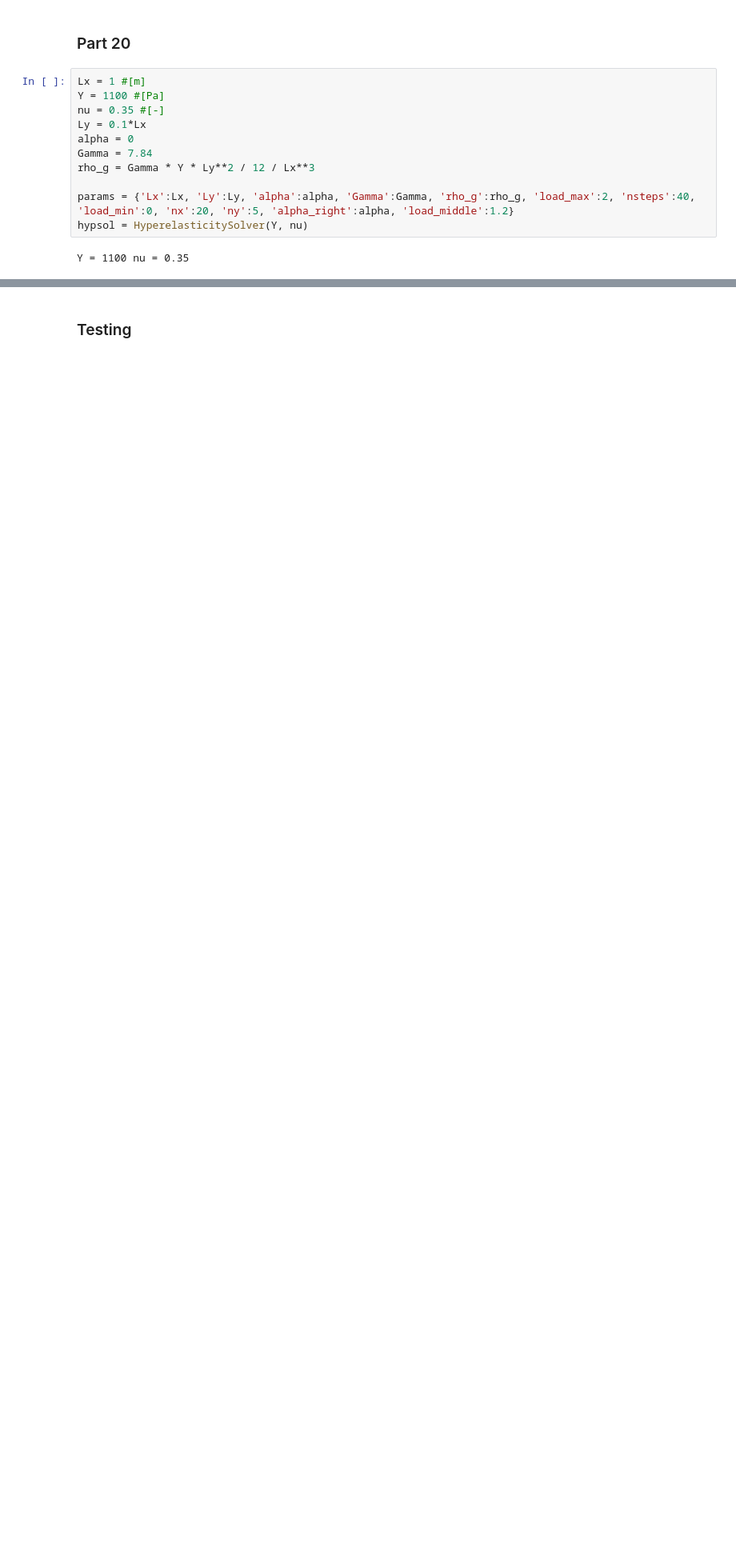
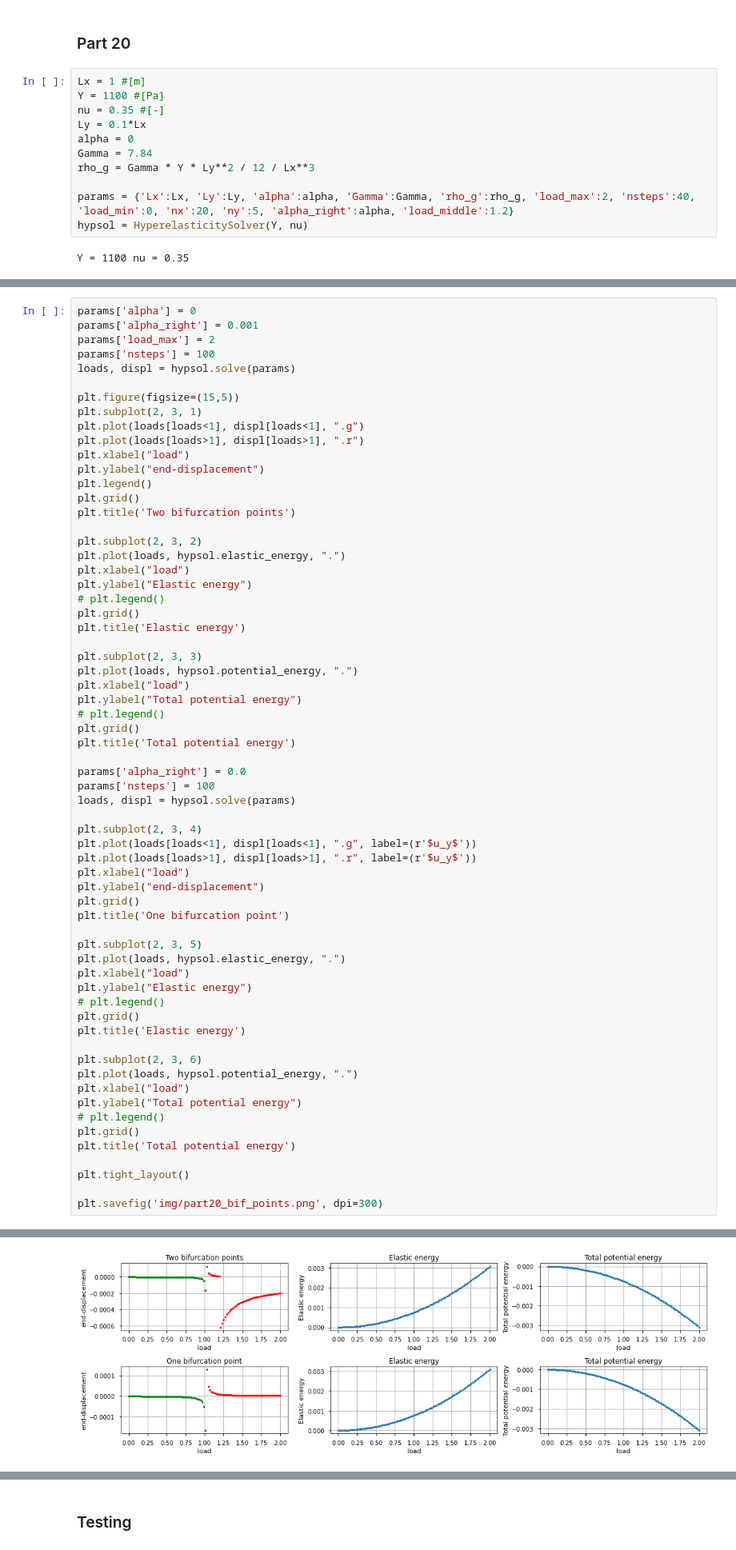
Before and after one commit to a-latyshev/Fenics_AMMS_2021, a Jupyter notebook: 04-Bifurcation/TP2.ipynb, the cells around one changed output, grey strips where cells are left out. Shown at 80% size. Drawn from its saved outputs; the diff is of its cells as text; blank space fills up the shorter version.

```diff
--- a/04-Bifurcation/TP2.ipynb
+++ b/04-Bifurcation/TP2.ipynb
@@ -784 +815,66 @@ No handles with labels found to put in legend.
 [figure]
+# %%
+params['alpha'] = 0
+params['alpha_right'] = 0.001
+params['load_max'] = 2
+params['nsteps'] = 100
+loads, displ = hypsol.solve(params)
+
+plt.figure(figsize=(15,5))
+plt.subplot(2, 3, 1)
+plt.plot(loads[loads<1], displ[loads<1], ".g")
+plt.plot(loads[loads>1], displ[loads>1], ".r")
+plt.xlabel("load")
+plt.ylabel("end-displacement")
+plt.legend()
+plt.grid()
+plt.title('Two bifurcation points')
+
+plt.subplot(2, 3, 2)
+plt.plot(loads, hypsol.elastic_energy, ".")
+plt.xlabel("load")
+plt.ylabel("Elastic energy")
+# plt.legend()
+plt.grid()
+plt.title('Elastic energy')
+
+plt.subplot(2, 3, 3)
+plt.plot(loads, hypsol.potential_energy, ".")
+plt.xlabel("load")
+plt.ylabel("Total potential energy")
+# plt.legend()
+plt.grid()
+plt.title('Total potential energy')
+
+params['alpha_right'] = 0.0
+params['nsteps'] = 100
+loads, displ = hypsol.solve(params)
+
+plt.subplot(2, 3, 4)
+plt.plot(loads[loads<1], displ[loads<1], ".g", label=(r'$u_y$'))
+plt.plot(loads[loads>1], displ[loads>1], ".r", label=(r'$u_y$'))
+plt.xlabel("load")
+plt.ylabel("end-displacement")
+plt.grid()
+plt.title('One bifurcation point')
+
+plt.subplot(2, 3, 5)
+plt.plot(loads, hypsol.elastic_energy, ".")
+plt.xlabel("load")
+plt.ylabel("Elastic energy")
+# plt.legend()
+plt.grid()
+plt.title('Elastic energy')
+
+plt.subplot(2, 3, 6)
+plt.plot(loads, hypsol.potential_energy, ".")
+plt.xlabel("load")
+plt.ylabel("Total potential energy")
+# plt.legend()
+plt.grid()
+plt.title('Total potential energy')
+
+plt.tight_layout()
+
+plt.savefig('img/part20_bif_points.png', dpi=300)
+# %% [output]
@@ -785,3 +890,4 @@ No handles with labels found to put in legend.
+[figure, added]
 # %%
 params['alpha'] = 0
 params['alpha_right'] = 0.0
```
Also changed, not shown: parts of 11 cells of this notebook.
